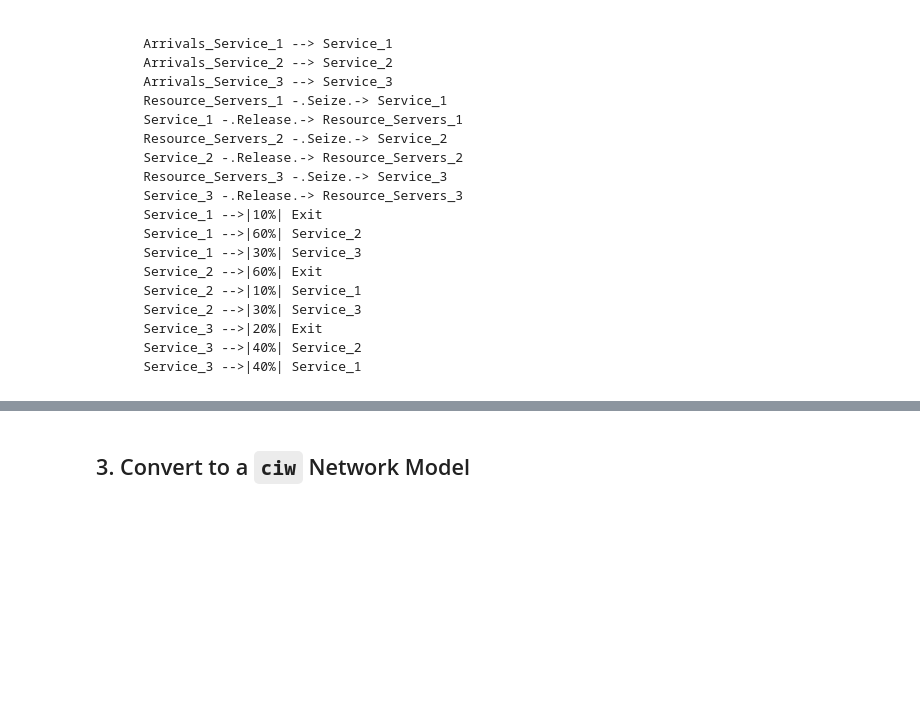
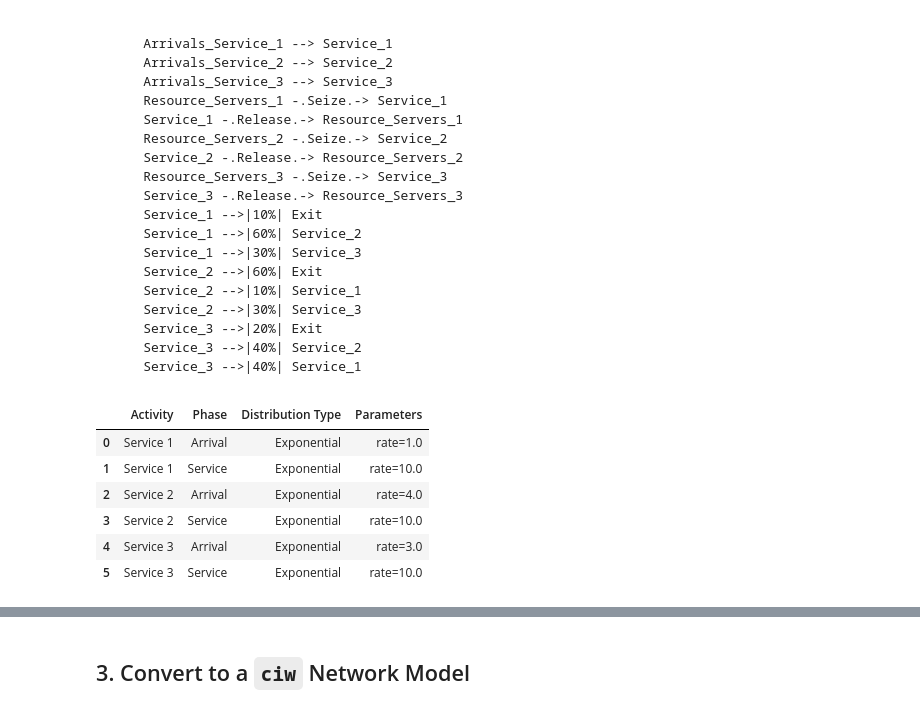
Before and after one commit to sim-agent/json2ciw, a Jupyter notebook: 02_jackson_network_example.ipynb, the cells around one changed output, grey strips where cells are left out. Drawn from its saved outputs; the diff is of its cells as text; code cells hidden in the pictures; blank space fills up the shorter version.

Commit message:
feat(schema): +methods to access routing and dists as dataframes

````diff
--- a/02_jackson_network_example.ipynb
+++ b/02_jackson_network_example.ipynb
@@ -116,3 +116,14 @@ graph TD
     Service_3 -->|40%| Service_2
     Service_3 -->|40%| Service_1
 ```
+# %%
+# summary of distributions
+model_instance.get_distributions_df()
+# %% [output]
+|  | Activity | Phase | Distribution Type | Parameters |
+| 0 | Service 1 | Arrival | Exponential | rate=1.0 |
+| 1 | Service 1 | Service | Exponential | rate=10.0 |
+| 2 | Service 2 | Arrival | Exponential | rate=4.0 |
+| 3 | Service 2 | Service | Exponential | rate=10.0 |
+| 4 | Service 3 | Arrival | Exponential | rate=3.0 |
+| 5 | Service 3 | Service | Exponential | rate=10.0 |
````
Also changed, not shown: parts of 1 cell of this notebook, 3 other files.
